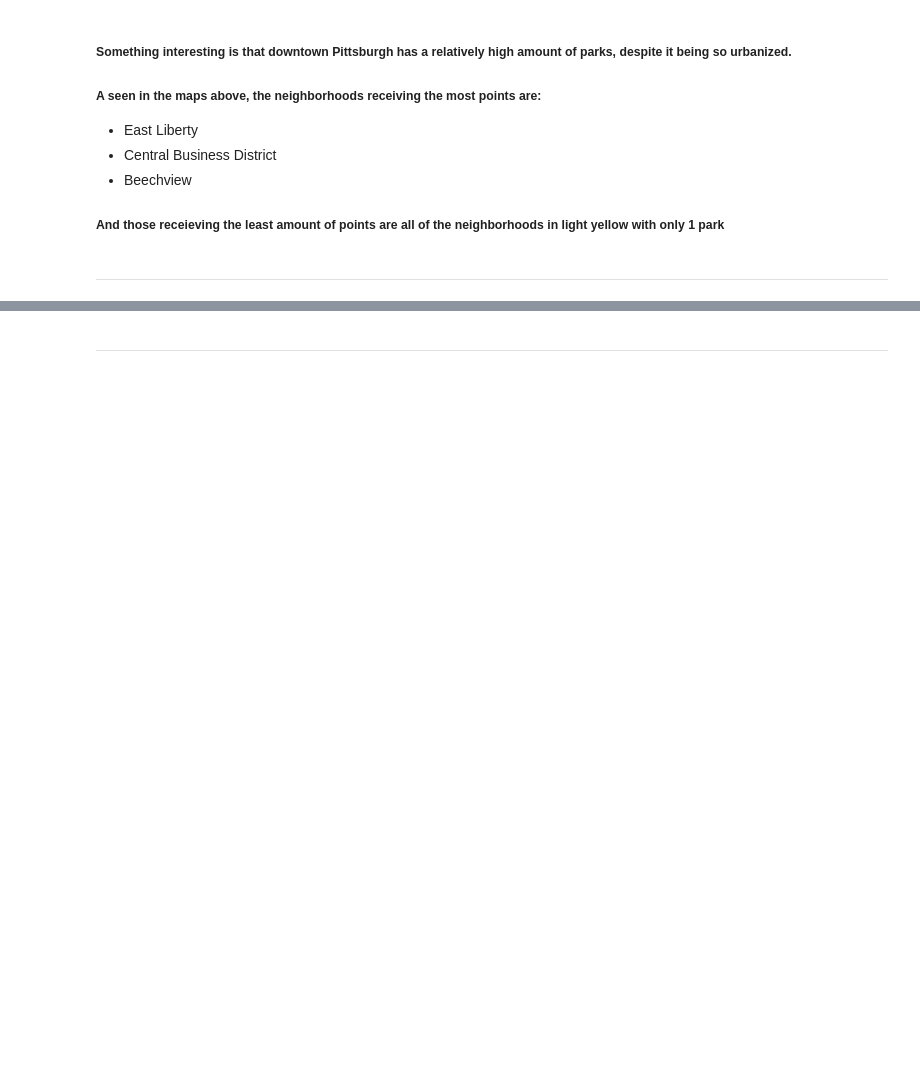
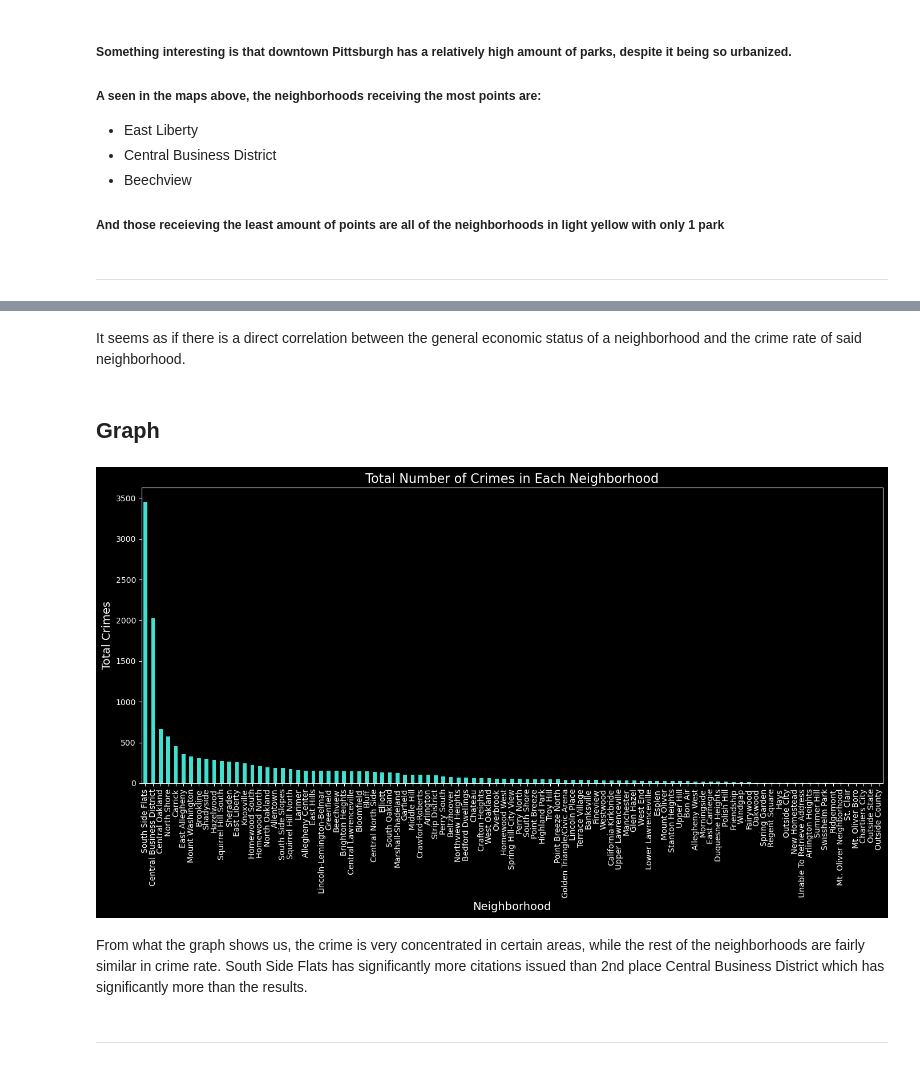
Before and after one commit to LiamBrem/0010-Final-Project, a Jupyter notebook: Final.ipynb, the cells around one changed output, grey strips where cells are left out. Drawn from its saved outputs; the diff is of its cells as text; code cells hidden in the pictures; blank space fills up the shorter version.

```diff
--- a/Final.ipynb
+++ b/Final.ipynb
@@ -167,3 +204,30 @@ plt.show()
+# %% [markdown]
+It seems as if there is a direct correlation between the general economic status of a neighborhood and the crime rate of said neighborhood.
+# %% [markdown]
+## Graph
+# %%
+police = pd.read_csv("crimes.csv")
+
+crime_count = police['NEIGHBORHOOD'].value_counts().reset_index()
+crime_count.columns = ['neighborhood', 'total_crimes']
+
+crime_count.index = crime_count.index + 1
+crime_count = crime_count.rename_axis("rank")
+
+plt.style.use('dark_background')
+plt.figure(figsize=(14, 8))
+
+crime_count.set_index('neighborhood')['total_crimes'].plot(kind='bar', color='turquoise')
+
+plt.title('Total Number of Crimes in Each Neighborhood', fontsize=16)
+plt.xlabel('Neighborhood', fontsize=14)
+plt.ylabel('Total Crimes', fontsize=14)
+plt.tight_layout()
+plt.show()
+# %% [output]
+[figure, added]
+# %% [markdown]
+From what the graph shows us, the crime is very concentrated in certain areas, while the rest of the neighborhoods are fairly similar in crime rate. South Side Flats has significantly more citations issued than 2nd place Central Business District which has significantly more than the results.
 # %% [markdown]
 ---
 # %% [markdown]
```
Also changed, not shown: parts of 16 cells of this notebook, 1 other file.
